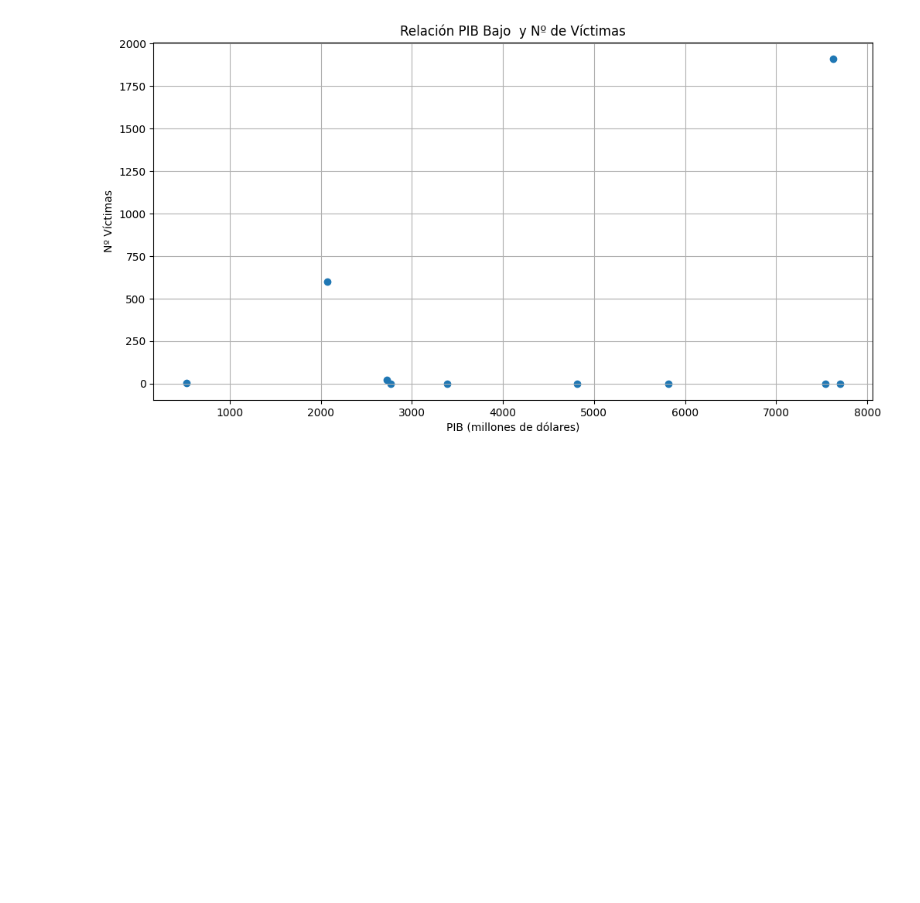
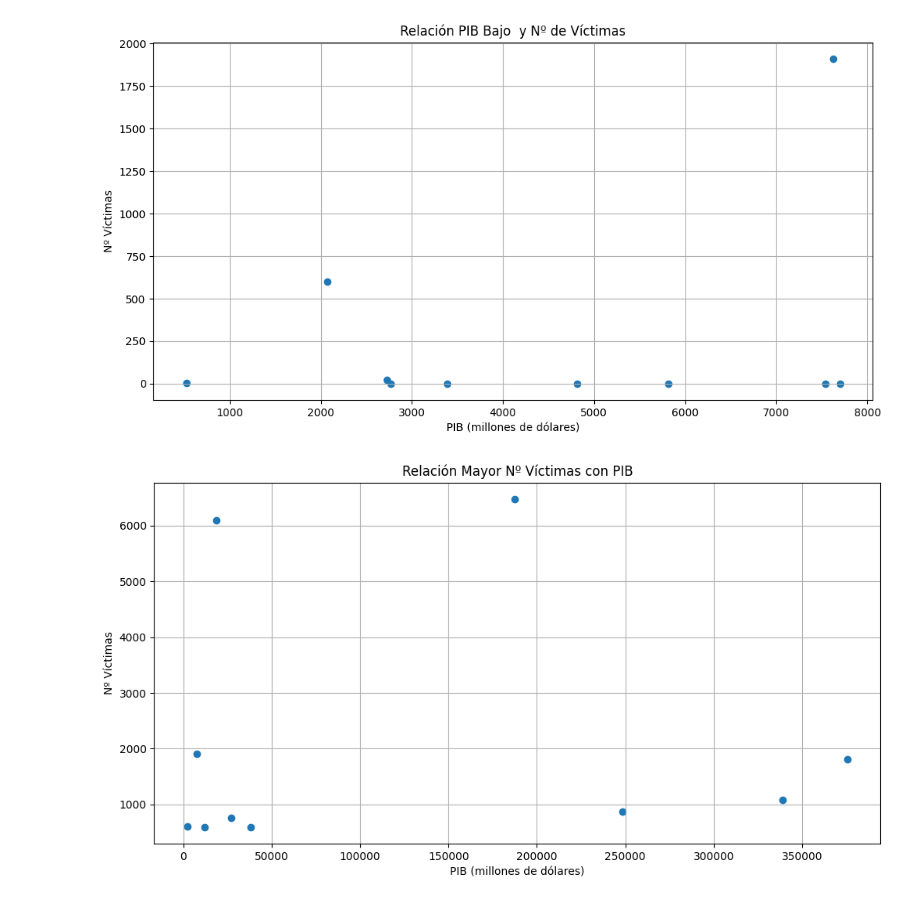
Before and after one commit to Carmoruda/Data_Mining, a Jupyter notebook: LAB01/Practica_2_GRUPOC5.ipynb, the cells around one changed output. Saved outputs shown, nothing was run; the diff lists cells and outputs as text; code cells hidden in the pictures; blank space fills up the shorter version.

```diff
--- a/LAB01/Practica_2_GRUPOC5.ipynb
+++ b/LAB01/Practica_2_GRUPOC5.ipynb
@@ -322,3 +317,16 @@ plt.grid(True)
 plt.show()
 # %% [output]
 [figure]
+# %%
+#Diagrama 2
+plt.figure(figsize=(12, 6))
+plt.scatter(df_mayor_terrorismo_pib['total_gdp_million'], df_mayor_terrorismo_pib['nkill'])
+
+plt.title("Relación Mayor Nº Víctimas con PIB")
+plt.xlabel("PIB (millones de dólares)")
+plt.ylabel("Nº Víctimas")
+plt.grid(True)
+
+plt.show()
+# %% [output]
+[figure, added]
```
Also changed, not shown: parts of 5 cells of this notebook.
